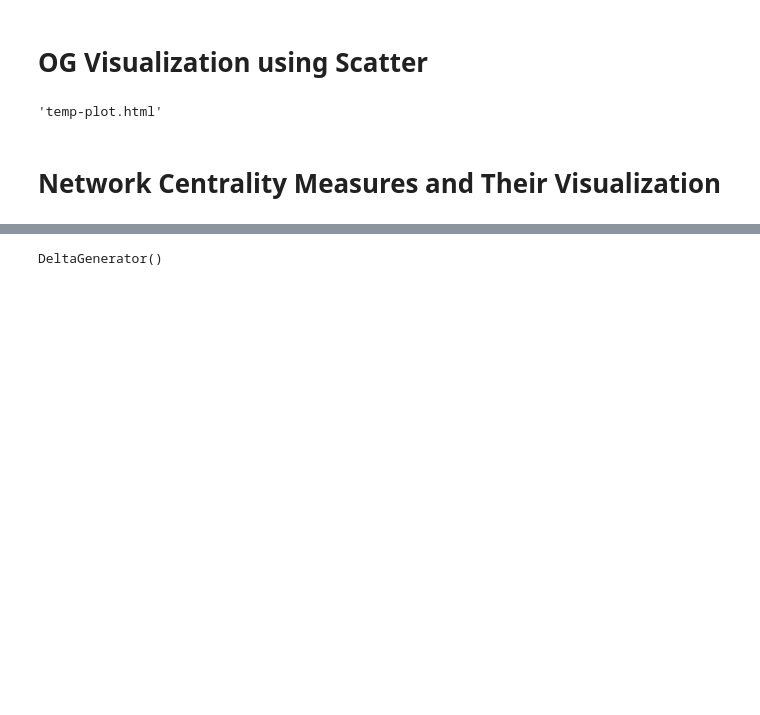
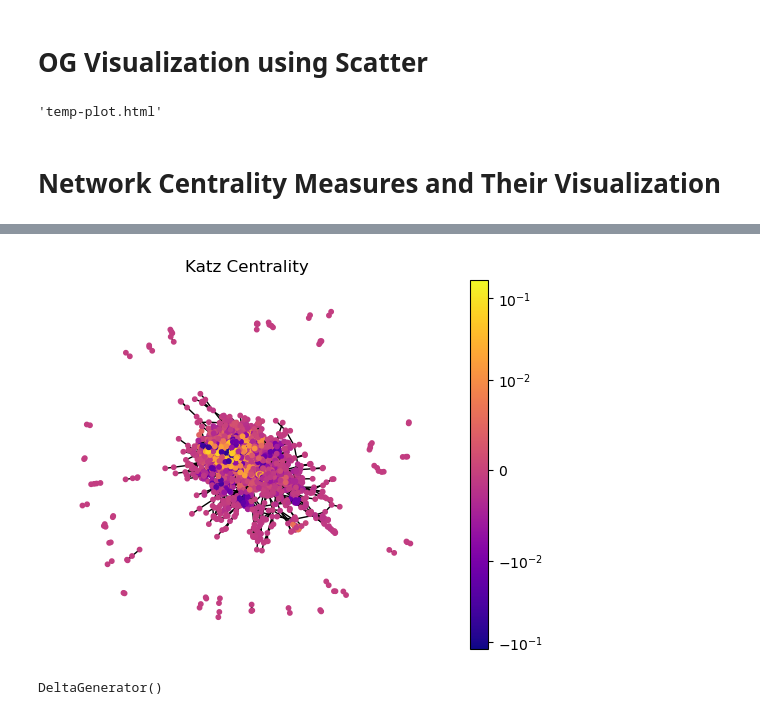
Before and after one commit to ittar/Data-Science-Project, a Jupyter notebook: _test/similarity-visualization.ipynb, the cells around one changed output, grey strips where cells are left out. Saved outputs shown, nothing was run; the diff lists cells and outputs as text; code cells hidden in the pictures; blank space fills up the shorter version.

```diff
--- a/_test/similarity-visualization.ipynb
+++ b/_test/similarity-visualization.ipynb
@@ -195,3 +220,7 @@ draw(G, positions, nx.betweenness_centrality(G), 'Betweenness Centrality')
+# %%
+draw(G, positions, nx.katz_centrality_numpy(G, alpha=0.1, beta=1.0), 'Katz Centrality')
+# %% [output]
+[figure, added]
 # %%
 net_fig = draw_return_fig(G, positions, nx.betweenness_centrality(G), 'Betweenness Centrality')
 st.pyplot(net_fig)
```
Also changed, not shown: parts of 16 cells of this notebook, 5 other files.
